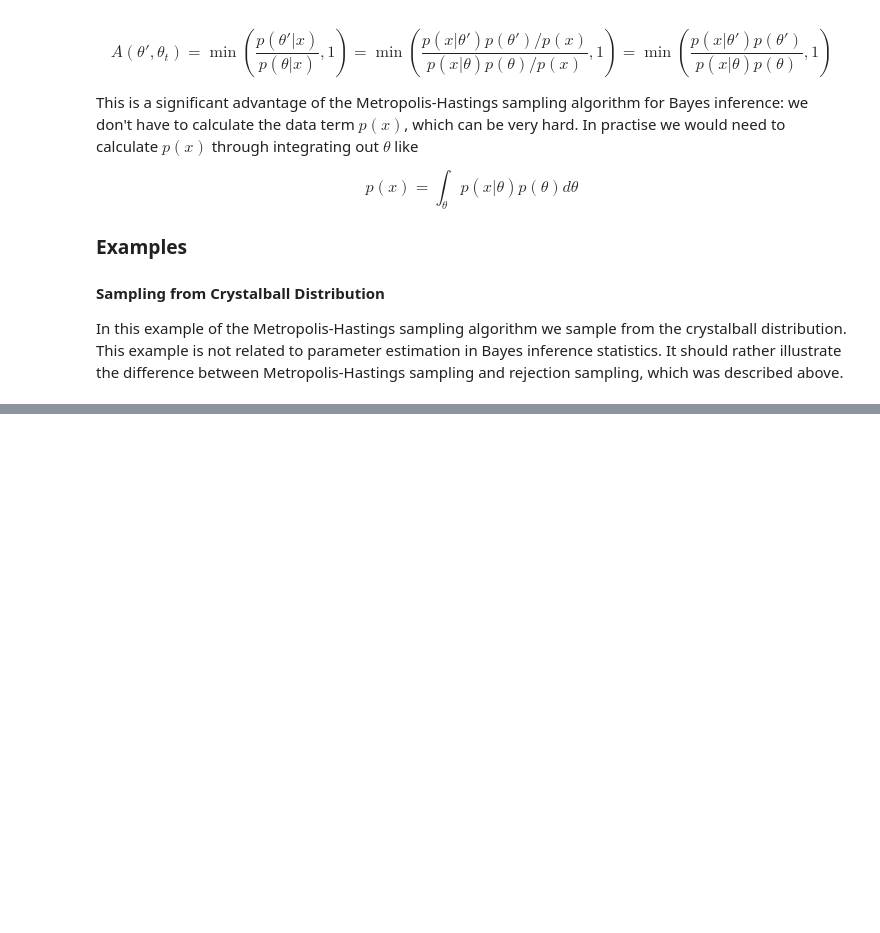
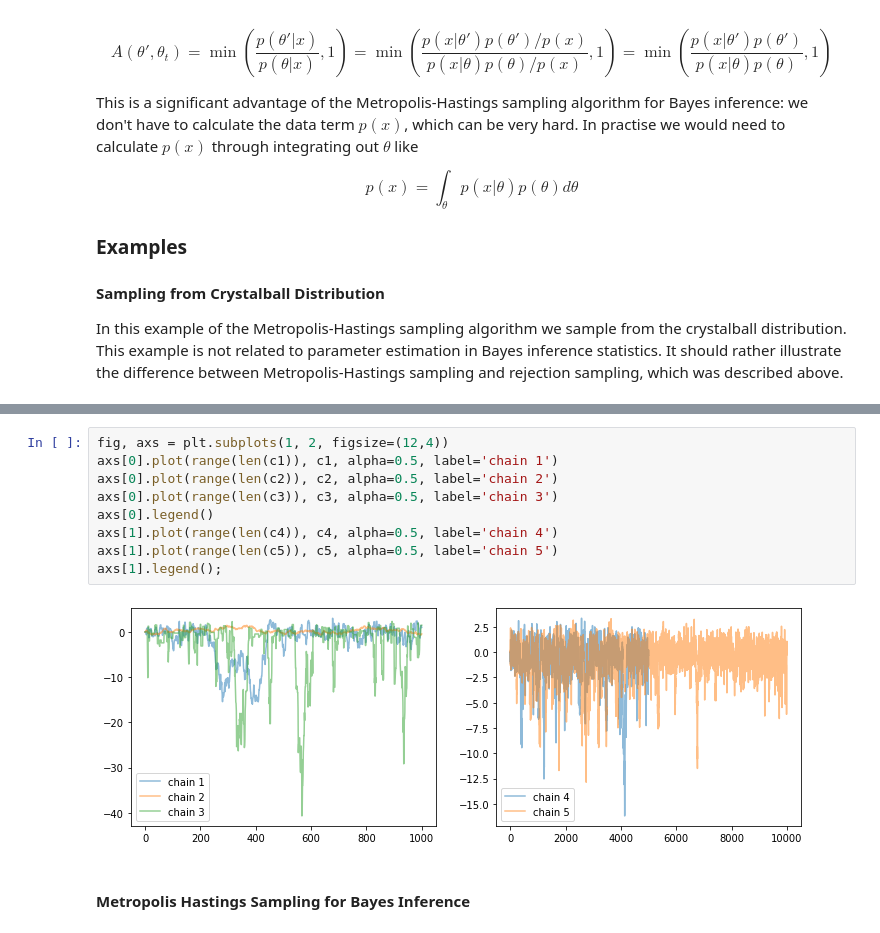
Before and after one commit to KaiserP/EmbracingUncertainty, a Jupyter notebook: random_number_generation.ipynb, the cells around one changed output, grey strips where cells are left out. Cells and saved outputs as stored; diff of their text form; blank space fills up the shorter version.

```diff
--- a/random_number_generation.ipynb
+++ b/random_number_generation.ipynb
@@ -308,3 +320,16 @@ Eventually, the sequence sampled by the Metropolis-Hastings algorithm converges
+# %%
+fig, axs = plt.subplots(1, 2, figsize=(12,4))
+axs[0].plot(range(len(c1)), c1, alpha=0.5, label='chain 1')
+axs[0].plot(range(len(c2)), c2, alpha=0.5, label='chain 2')
+axs[0].plot(range(len(c3)), c3, alpha=0.5, label='chain 3')
+axs[0].legend()
+axs[1].plot(range(len(c4)), c4, alpha=0.5, label='chain 4')
+axs[1].plot(range(len(c5)), c5, alpha=0.5, label='chain 5')
+axs[1].legend();
+# %% [output]
+[figure, added]
+# %% [markdown]
+#### Metropolis Hastings Sampling for Bayes Inference
 # %%
 def target(likelihood, prior, n, h, theta):
     if theta < 0 or theta > 1:
```
Also changed, not shown: parts of 6 cells of this notebook.
